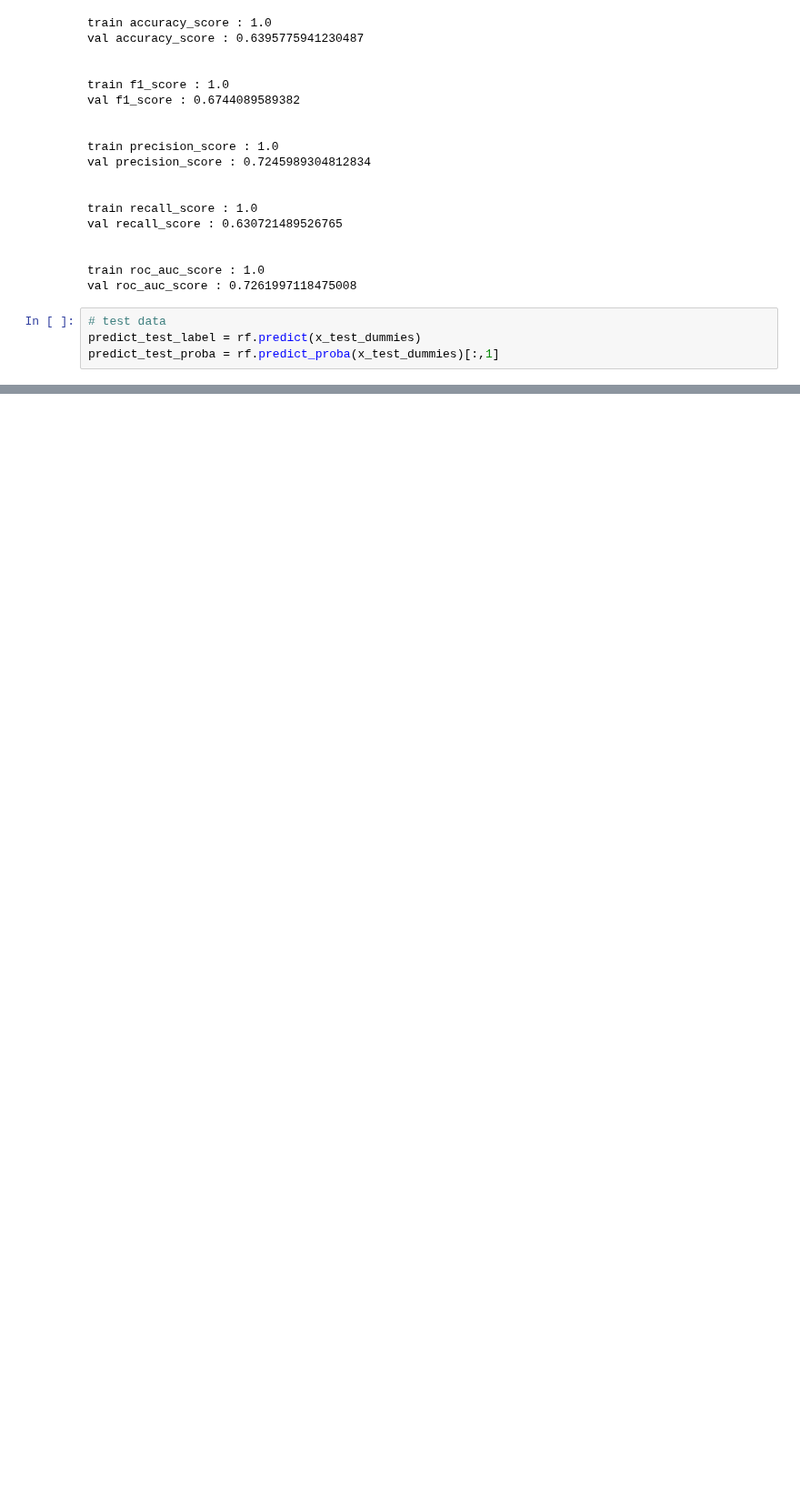
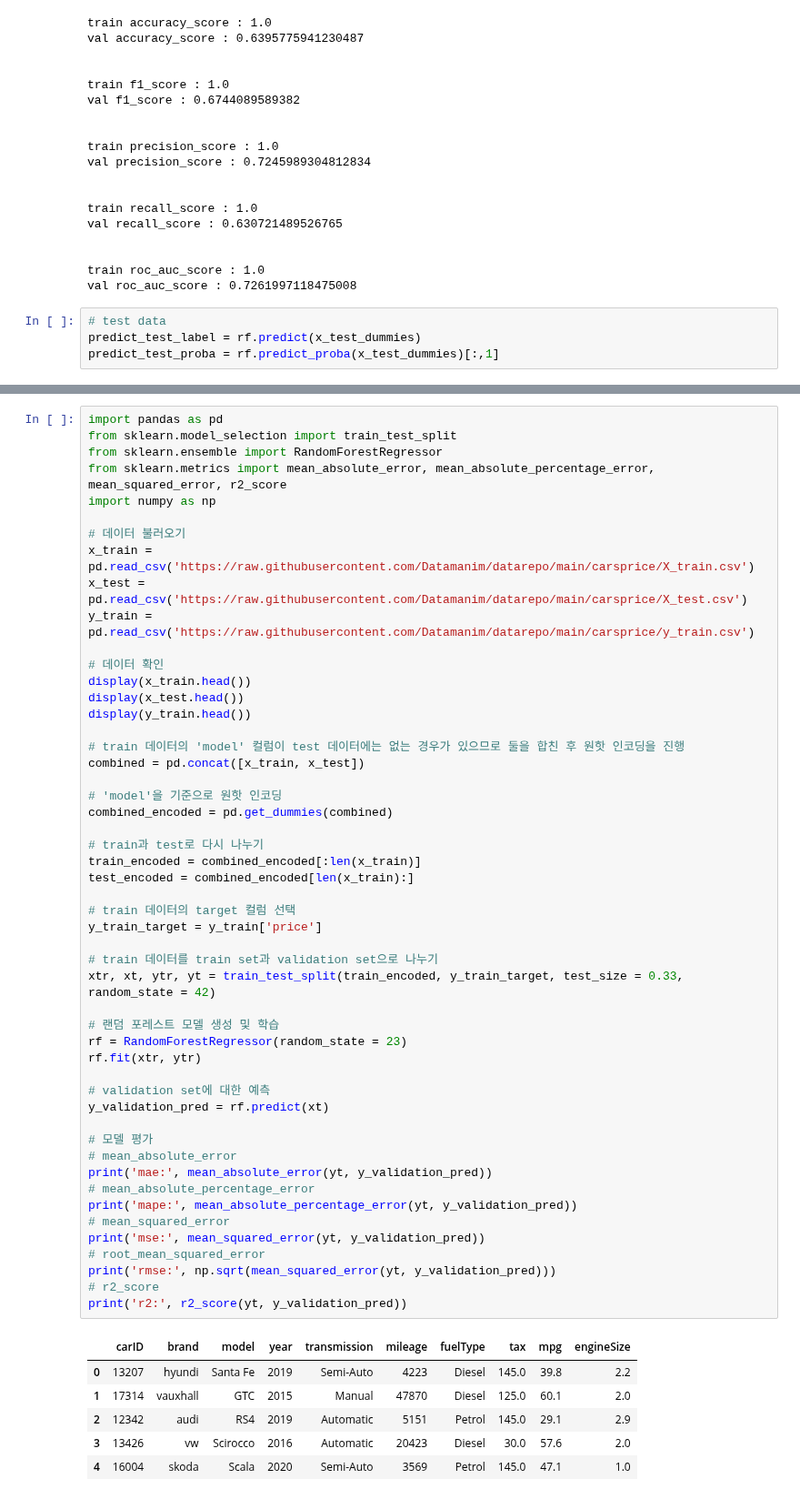
Before and after one commit to DANU011/practice-analysis, a Jupyter notebook: coding_practice/2유형연습.ipynb, the cells around one changed output, grey strips where cells are left out. Shown at 91% size. Cells and saved outputs as stored; diff of their text form; blank space fills up the shorter version.

```diff
--- a/coding_practice/2유형연습.ipynb
+++ b/coding_practice/2유형연습.ipynb
@@ -440,0 +663,58 @@ predict_test_proba = rf.predict_proba(x_test_dummies)[:,1]
+# %%
+import pandas as pd
+from sklearn.model_selection import train_test_split
+from sklearn.ensemble import RandomForestRegressor
+from sklearn.metrics import mean_absolute_error, mean_absolute_percentage_error, mean_squared_error, r2_score
+import numpy as np
+
+# 데이터 불러오기
+x_train = pd.read_csv('https://raw.githubusercontent.com/Datamanim/datarepo/main/carsprice/X_train.csv')
+x_test = pd.read_csv('https://raw.githubusercontent.com/Datamanim/datarepo/main/carsprice/X_test.csv')
+y_train = pd.read_csv('https://raw.githubusercontent.com/Datamanim/datarepo/main/carsprice/y_train.csv')
+
+# 데이터 확인
+display(x_train.head())
+display(x_test.head())
+display(y_train.head())
+
+# train 데이터의 'model' 컬럼이 test 데이터에는 없는 경우가 있으므로 둘을 합친 후 원핫 인코딩을 진행
+combined = pd.concat([x_train, x_test])
+
+# 'model'을 기준으로 원핫 인코딩
+combined_encoded = pd.get_dummies(combined)
+
+# train과 test로 다시 나누기
+train_encoded = combined_encoded[:len(x_train)]
+test_encoded = combined_encoded[len(x_train):]
+
+# train 데이터의 target 컬럼 선택
+y_train_target = y_train['price']
+
+# train 데이터를 train set과 validation set으로 나누기
+xtr, xt, ytr, yt = train_test_split(train_encoded, y_train_target, test_size = 0.33, random_state = 42)
+
+# 랜덤 포레스트 모델 생성 및 학습
+rf = RandomForestRegressor(random_state = 23)
+rf.fit(xtr, ytr)
+
+# validation set에 대한 예측
+y_validation_pred = rf.predict(xt)
+
+# 모델 평가
+# mean_absolute_error
+print('mae:', mean_absolute_error(yt, y_validation_pred))
+# mean_absolute_percentage_error
+print('mape:', mean_absolute_percentage_error(yt, y_validation_pred))
+# mean_squared_error
+print('mse:', mean_squared_error(yt, y_validation_pred))
+# root_mean_squared_error
+print('rmse:', np.sqrt(mean_squared_error(yt, y_validation_pred)))
+# r2_score
+print('r2:', r2_score(yt, y_validation_pred))
+# %% [output]
+|  | carID | brand | model | year | transmission | mileage | fuelType | tax | mpg | engineSize |
+| 0 | 13207 | hyundi | Santa Fe | 2019 | Semi-Auto | 4223 | Diesel | 145.0 | 39.8 | 2.2 |
+| 1 | 17314 | vauxhall | GTC | 2015 | Manual | 47870 | Diesel | 125.0 | 60.1 | 2.0 |
+| 2 | 12342 | audi | RS4 | 2019 | Automatic | 5151 | Petrol | 145.0 | 29.1 | 2.9 |
+| 3 | 13426 | vw | Scirocco | 2016 | Automatic | 20423 | Diesel | 30.0 | 57.6 | 2.0 |
+| 4 | 16004 | skoda | Scala | 2020 | Semi-Auto | 3569 | Petrol | 145.0 | 47.1 | 1.0 |
```
Also changed, not shown: parts of 10 cells of this notebook.
